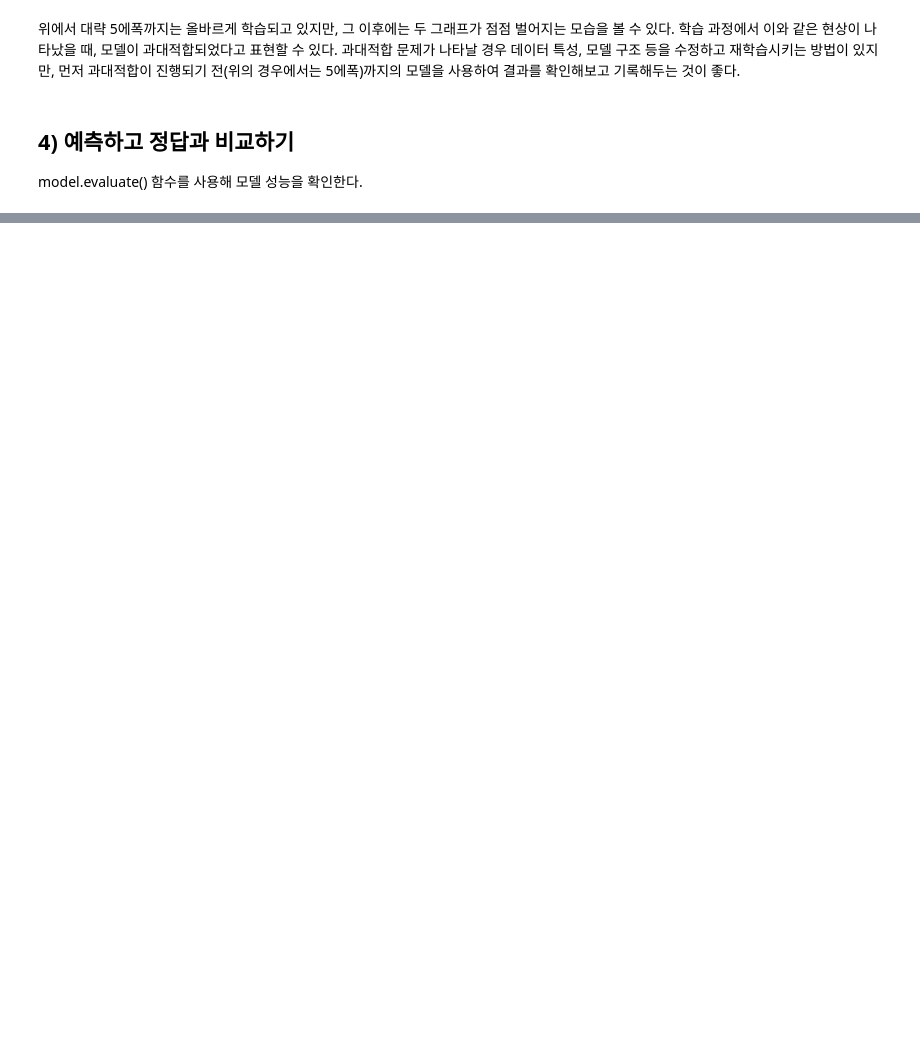
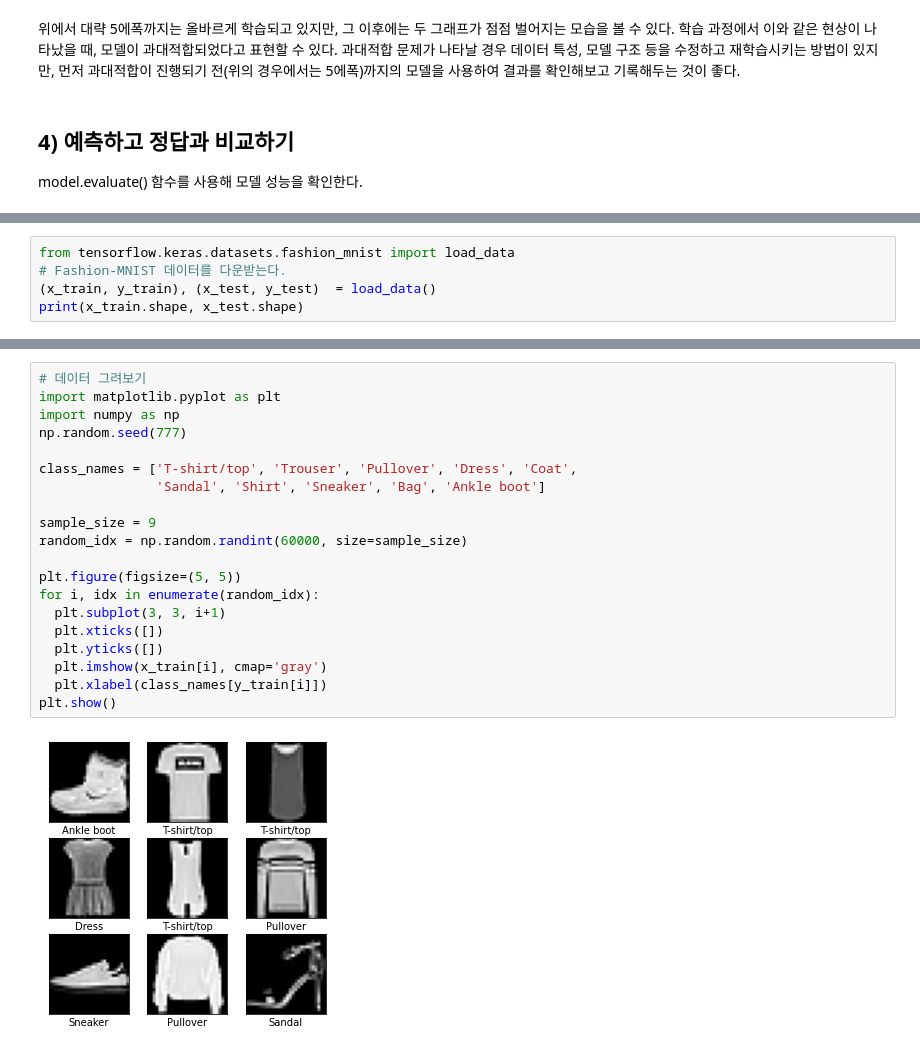
Before and after one commit to spacemaninSeoul/justpractice, a Jupyter notebook: Using_Neural_Network_Fashion_MNIST.ipynb, the cells around one changed output, grey strips where cells are left out. Drawn from its saved outputs; the diff is of its cells as text; blank space fills up the shorter version.

```diff
--- a/Using_Neural_Network_Fashion_MNIST.ipynb
+++ b/Using_Neural_Network_Fashion_MNIST.ipynb
@@ -246,0 +317,5 @@ model.evaluate(x_test, y_test)
+# %%
+from tensorflow.keras.datasets.fashion_mnist import load_data
+# Fashion-MNIST 데이터를 다운받는다.
+(x_train, y_train), (x_test, y_test)  = load_data()
+print(x_train.shape, x_test.shape)
@@ -246,0 +335,22 @@ model.evaluate(x_test, y_test)
+# %%
+# 데이터 그려보기
+import matplotlib.pyplot as plt
+import numpy as np
+np.random.seed(777)
+
+class_names = ['T-shirt/top', 'Trouser', 'Pullover', 'Dress', 'Coat',
+               'Sandal', 'Shirt', 'Sneaker', 'Bag', 'Ankle boot']
+
+sample_size = 9
+random_idx = np.random.randint(60000, size=sample_size)
+
+plt.figure(figsize=(5, 5))
+for i, idx in enumerate(random_idx):
+  plt.subplot(3, 3, i+1)
+  plt.xticks([])
+  plt.yticks([])
+  plt.imshow(x_train[i], cmap='gray')
+  plt.xlabel(class_names[y_train[i]])
+plt.show()
+# %% [output]
+[figure, added]
```
Also changed, not shown: parts of 29 cells of this notebook.
